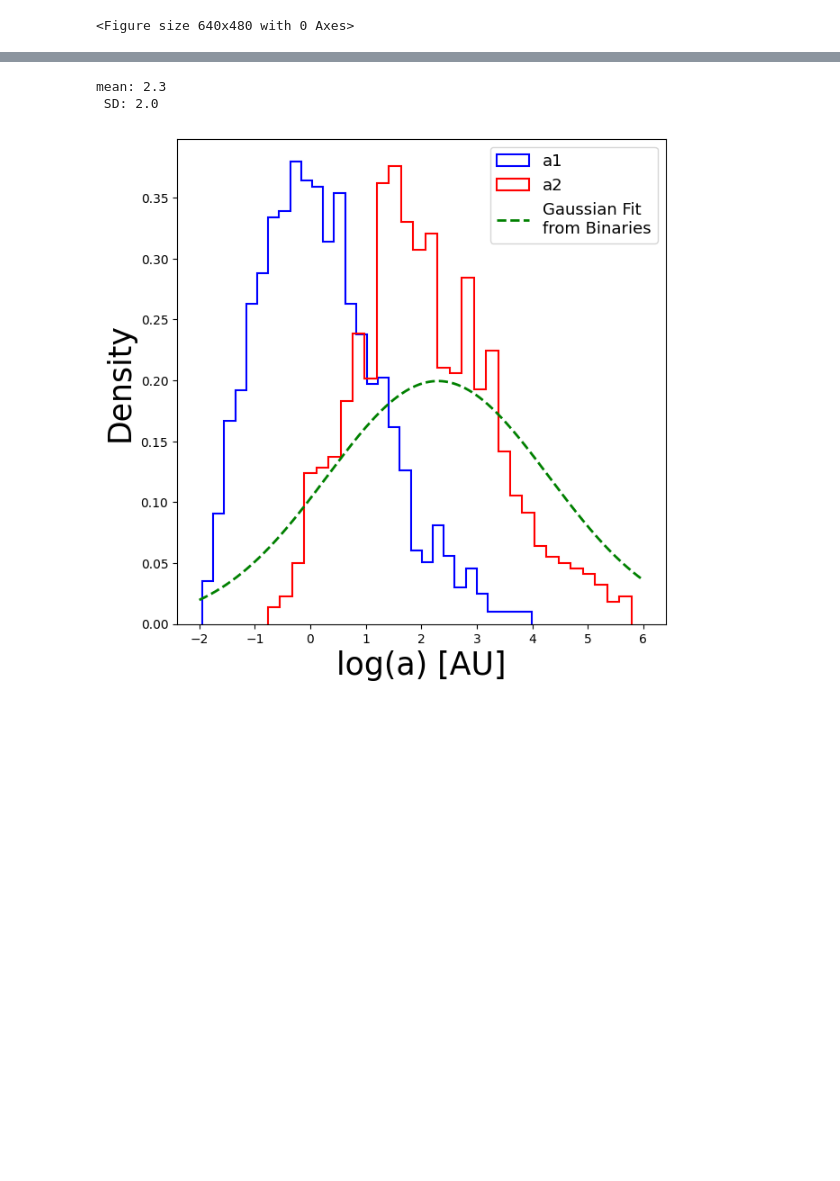
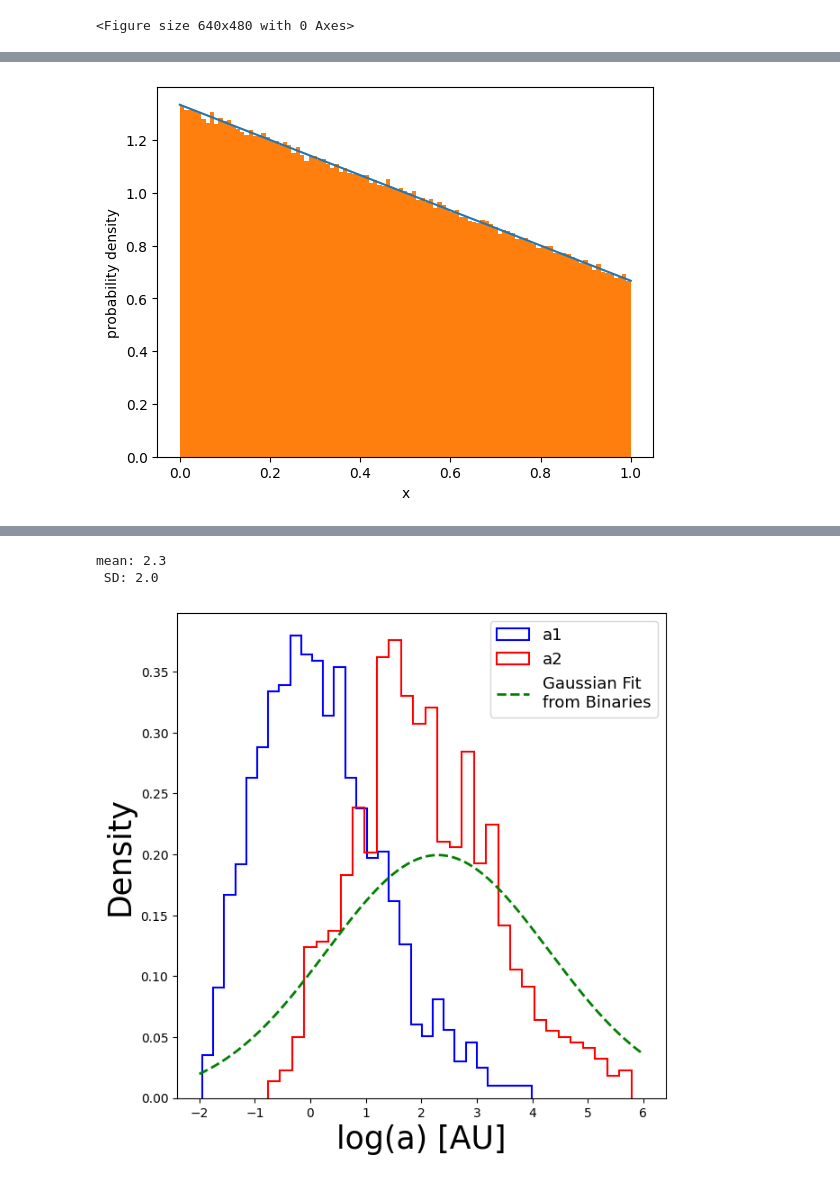
Before and after one commit to cheyanneshariat/OSPE_Scripts, a Jupyter notebook: OSPE_Setup.ipynb, the cells around one changed output, grey strips where cells are left out. Drawn from its saved outputs; the diff is of its cells as text; code cells hidden in the pictures; blank space fills up the shorter version.

```diff
--- a/OSPE_Setup.ipynb
+++ b/OSPE_Setup.ipynb
@@ -263,0 +291,11 @@ def initial_conditions(IMF : str = '1', both_masses : bool = False):
+# %%
+## plot
+x = np.linspace(0,1,10000)
+fig,ax = plt.subplots()
+ax.set_xlabel('x')
+ax.set_ylabel('probability density')
+ax.plot(x,f(x)/np.sum(f(x)*(x[1]-x[0])) )
+ax.hist(return_samples(1000000),bins='auto',density=True,range=(x.min(),x.max()))
+plt.show()
+# %% [output]
+[figure, added]
```
Also changed, not shown: parts of 9 cells of this notebook.
